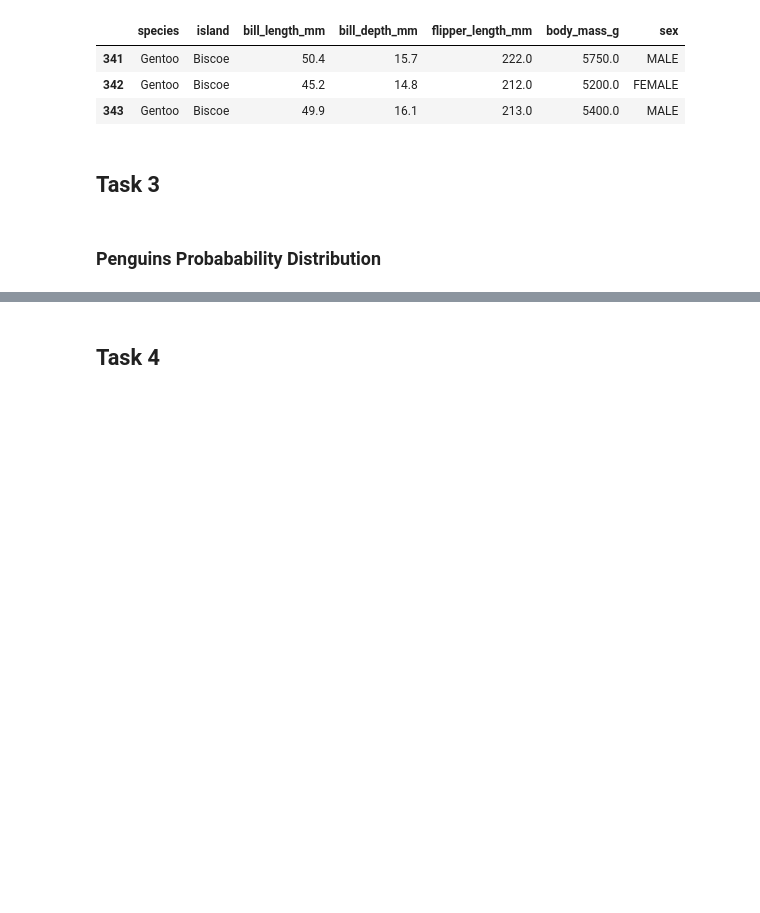
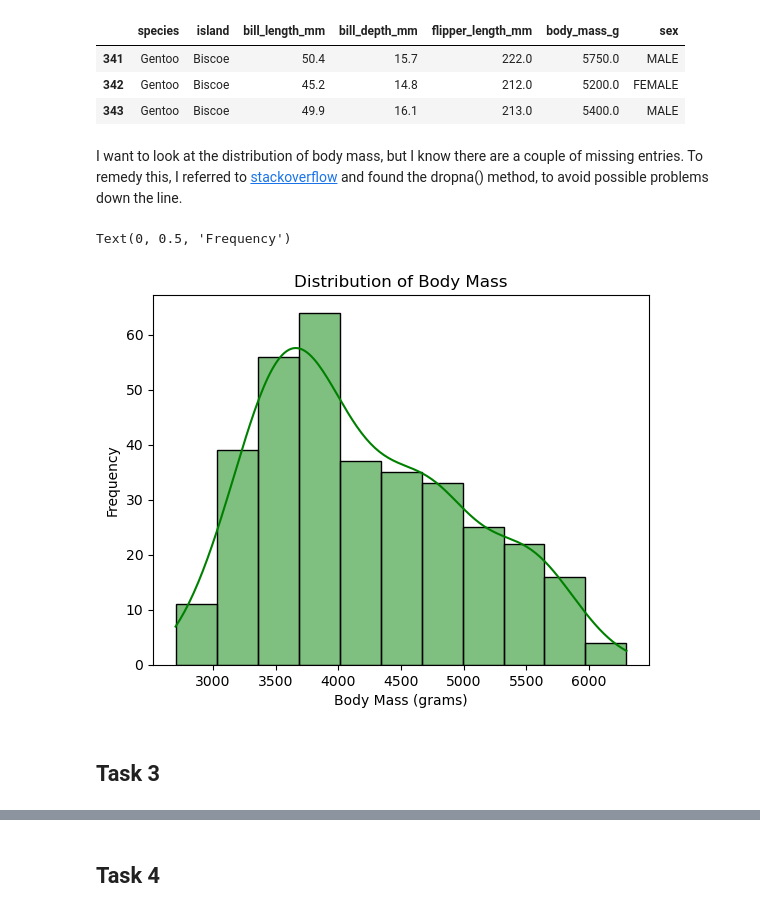
Before and after one commit to nexlanglxm/fundamentals-of-data-analysis, a Jupyter notebook: tasks.ipynb, the cells around one changed output, grey strips where cells are left out. Drawn from its saved outputs; the diff is of its cells as text; code cells hidden in the pictures; blank space fills up the shorter version.

Commit message:
playing with distributions, spelling mistakes

```diff
--- a/tasks.ipynb
+++ b/tasks.ipynb
@@ -116,7 +116,19 @@ penguins.tail(3)
 | 341 | Gentoo | Biscoe | 50.4 | 15.7 | 222.0 | 5750.0 | MALE |
 | 342 | Gentoo | Biscoe | 45.2 | 14.8 | 212.0 | 5200.0 | FEMALE |
 | 343 | Gentoo | Biscoe | 49.9 | 16.1 | 213.0 | 5400.0 | MALE |
+# %% [markdown]
+I want to look at the distribution of body mass, but I know there are a couple of missing entries. To remedy this, I referred to
+[stackoverflow](https://stackoverflow.com/questions/32902832/what-to-do-with-missing-values-when-plotting-with-seaborn)
+and found the dropna() method, to avoid possible problems down the line.
+# %%
+penguins = penguins.dropna(subset=['body_mass_g'])
+# %%
+sns.histplot(data=penguins, x="body_mass_g",kde=True, color="green")
+plt.title("Distribution of Body Mass")
+plt.xlabel("Body Mass (grams)")
+plt.ylabel("Frequency")
+# %% [output]
+Text(0, 0.5, 'Frequency')
+[figure, added]
 # %% [markdown]
 ## Task 3
-# %% [markdown]
-### Penguins Probabability Distribution
```
Also changed, not shown: parts of 5 cells of this notebook.
